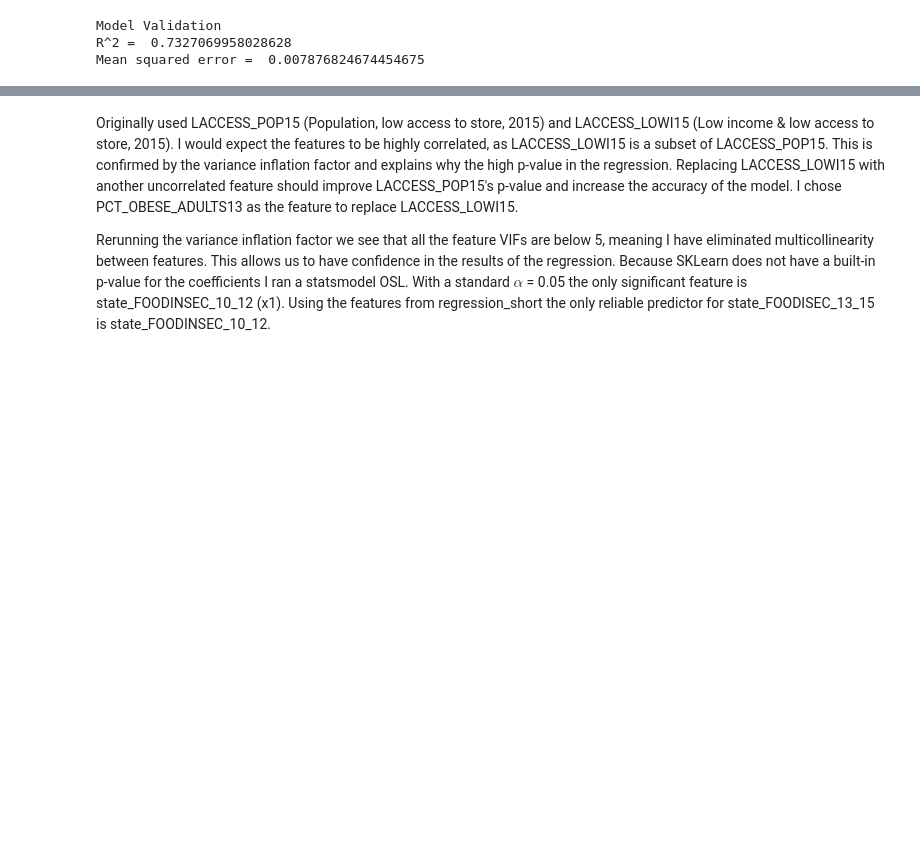
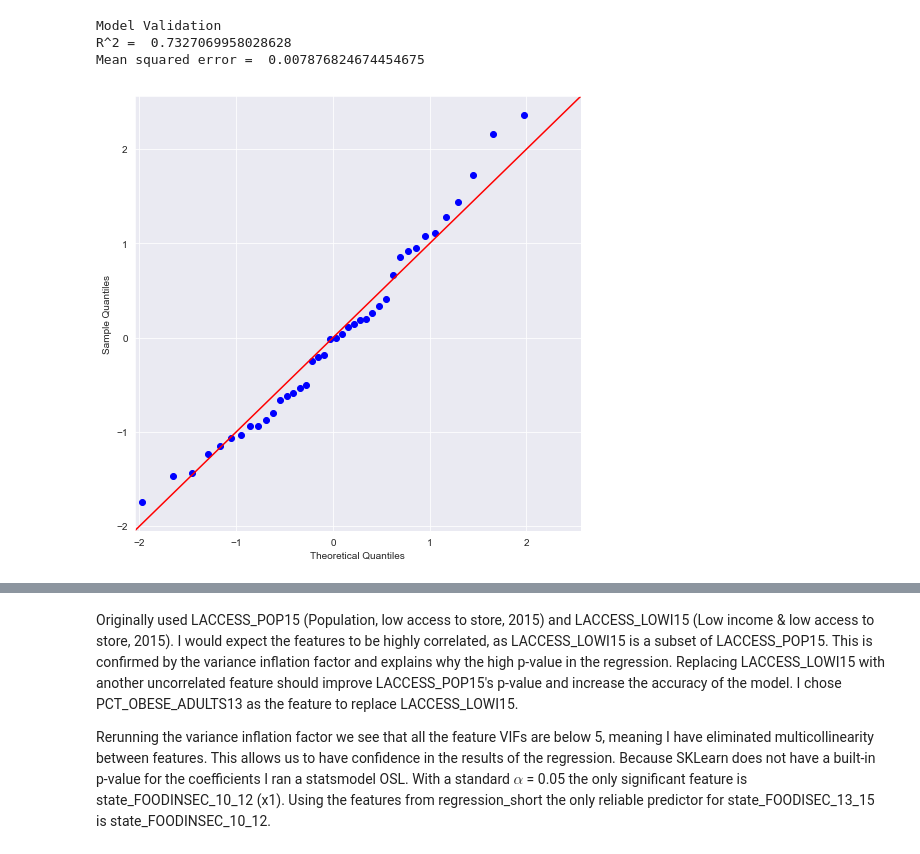
Before and after one commit to chriscross00/projects, a Jupyter notebook: food_security/notebooks/regression.ipynb, the cells around one changed output, grey strips where cells are left out. Cells and saved outputs as stored; diff of their text form; code cells hidden in the pictures; blank space fills up the shorter version.

```diff
--- a/food_security/notebooks/regression.ipynb
+++ b/food_security/notebooks/regression.ipynb
@@ -148,6 +148,13 @@ lm, rs, mse = create_lm(regression_short, feat, target)
 Model Validation
 R^2 =  0.7327069958028628
 Mean squared error =  0.007876824674454675
+# %%
+res = y_train-lm.predict(X_train)
+
+sm.qqplot(np.squeeze(res), fit=True, line='45')
+plt.show()
+# %% [output]
+[figure, added]
 # %%
 X_train, X_test, y_train, y_test = feature_processing(regression_short, feat, target)
 
```
Also changed, not shown: parts of 8 cells of this notebook, 1 other file.
